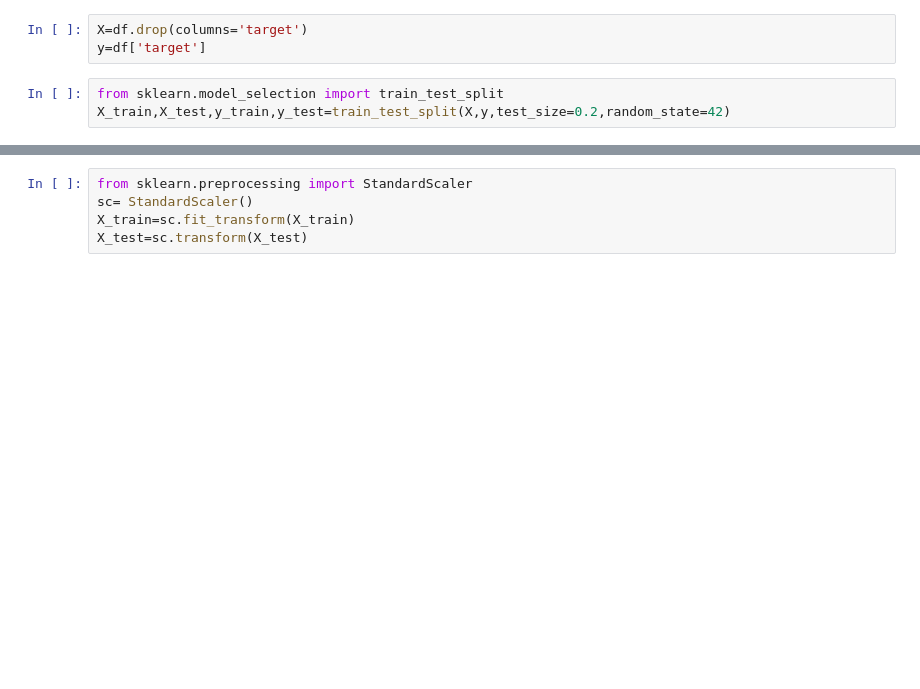
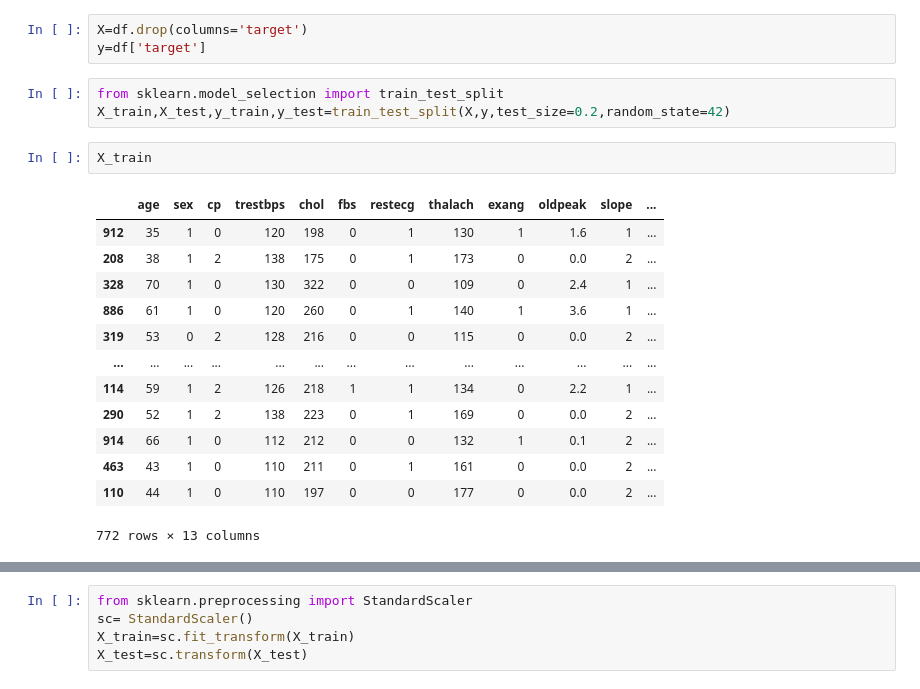
Before and after one commit to Git-Rexdev/MediAssit-TeamError404, a Jupyter notebook: models/heart model/heart_model.ipynb, the cells around one changed output, grey strips where cells are left out. Saved outputs shown, nothing was run; the diff lists cells and outputs as text; blank space fills up the shorter version.

```diff
--- a/models/heart model/heart_model.ipynb
+++ b/models/heart model/heart_model.ipynb
@@ -152,6 +152,22 @@ y=df['target']
 # %%
 from sklearn.model_selection import train_test_split
 X_train,X_test,y_train,y_test=train_test_split(X,y,test_size=0.2,random_state=42)
+# %%
+X_train
+# %% [output]
+|  | age | sex | cp | trestbps | chol | fbs | restecg | thalach | exang | oldpeak | slope | ... |
+| 912 | 35 | 1 | 0 | 120 | 198 | 0 | 1 | 130 | 1 | 1.6 | 1 | ... |
+| 208 | 38 | 1 | 2 | 138 | 175 | 0 | 1 | 173 | 0 | 0.0 | 2 | ... |
+| 328 | 70 | 1 | 0 | 130 | 322 | 0 | 0 | 109 | 0 | 2.4 | 1 | ... |
+| 886 | 61 | 1 | 0 | 120 | 260 | 0 | 1 | 140 | 1 | 3.6 | 1 | ... |
+| 319 | 53 | 0 | 2 | 128 | 216 | 0 | 0 | 115 | 0 | 0.0 | 2 | ... |
+| ... | ... | ... | ... | ... | ... | ... | ... | ... | ... | ... | ... | ... |
+| 114 | 59 | 1 | 2 | 126 | 218 | 1 | 1 | 134 | 0 | 2.2 | 1 | ... |
+| 290 | 52 | 1 | 2 | 138 | 223 | 0 | 1 | 169 | 0 | 0.0 | 2 | ... |
+| 914 | 66 | 1 | 0 | 112 | 212 | 0 | 0 | 132 | 1 | 0.1 | 2 | ... |
+| 463 | 43 | 1 | 0 | 110 | 211 | 0 | 1 | 161 | 0 | 0.0 | 2 | ... |
+| 110 | 44 | 1 | 0 | 110 | 197 | 0 | 0 | 177 | 0 | 0.0 | 2 | ... |
+772 rows × 13 columns
 # %%
 from sklearn.ensemble import RandomForestClassifier
 model = RandomForestClassifier()
```
Also changed, not shown: parts of 2 cells of this notebook, 13 other files.
